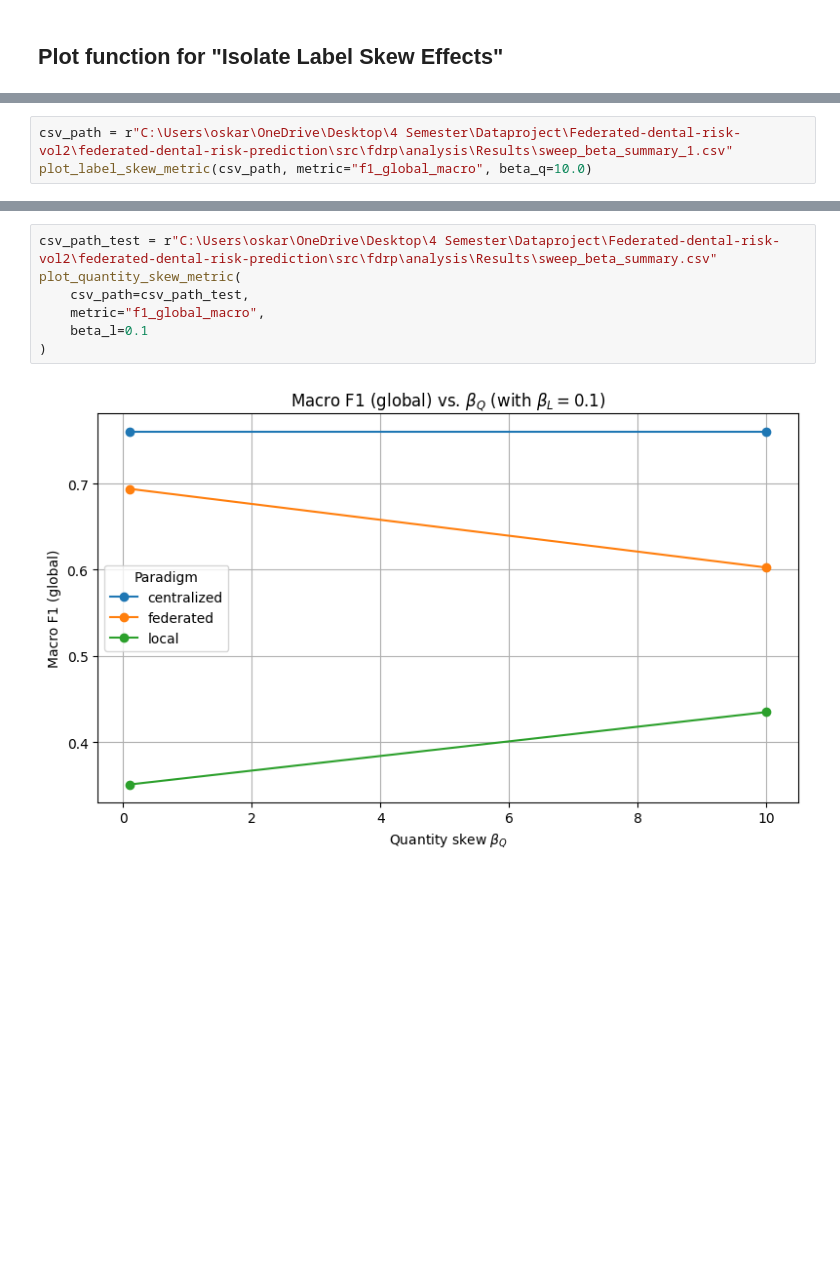
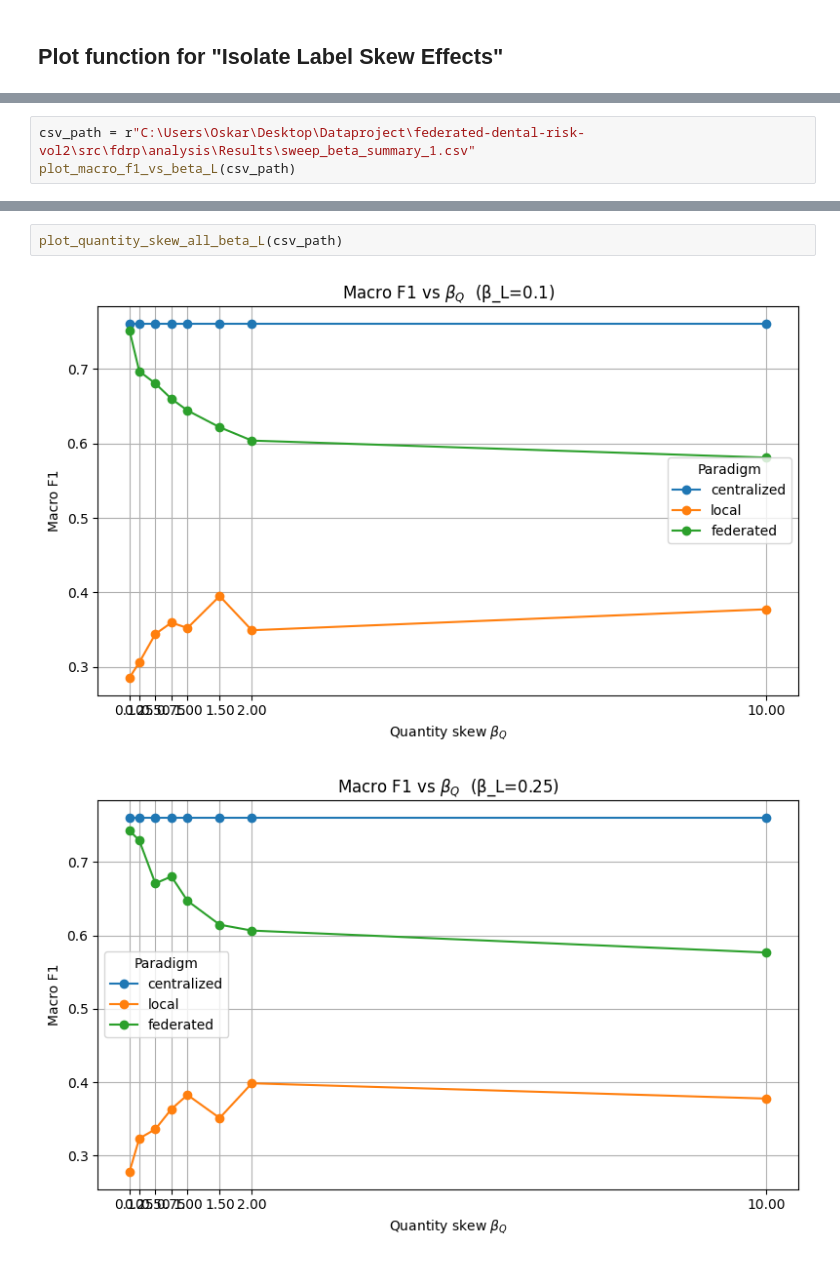
Before and after one commit to OskarJohnsen/Federated-dental-risk-vol2, a Jupyter notebook: src/fdrp/analysis/plot_docu.ipynb, the cells around one changed output, grey strips where cells are left out. Cells and saved outputs as stored; diff of their text form; blank space fills up the shorter version.

```diff
--- a/src/fdrp/analysis/plot_docu.ipynb
+++ b/src/fdrp/analysis/plot_docu.ipynb
@@ -111,4 +66,4 @@ def plot_label_skew_metric(
 # %%
-csv_path = r"C:\Users\oskar\OneDrive\Desktop\4 Semester\Dataproject\Federated-dental-risk-vol2\federated-dental-risk-prediction\src\fdrp\analysis\Results\sweep_beta_summary_1.csv"
-plot_label_skew_metric(csv_path, metric="f1_global_macro", beta_q=10.0)
+csv_path = r"C:\Users\Oskar\Desktop\Dataproject\federated-dental-risk-vol2\src\fdrp\analysis\Results\sweep_beta_summary_1.csv"
+plot_macro_f1_vs_beta_L(csv_path)
 # %% [output]
@@ -200,9 +145,5 @@ def plot_quantity_skew_metric(
 # %%
-csv_path_test = r"C:\Users\oskar\OneDrive\Desktop\4 Semester\Dataproject\Federated-dental-risk-vol2\federated-dental-risk-prediction\src\fdrp\analysis\Results\sweep_beta_summary.csv"
-plot_quantity_skew_metric(
-    csv_path=csv_path_test,
-    metric="f1_global_macro",
-    beta_l=0.1
-)
+plot_quantity_skew_all_beta_L(csv_path)
 # %% [output]
-[figure, old version]
+[figure, new version]
+[figure, added]
```
Also changed, not shown: parts of 13 cells of this notebook, 10 other files.
